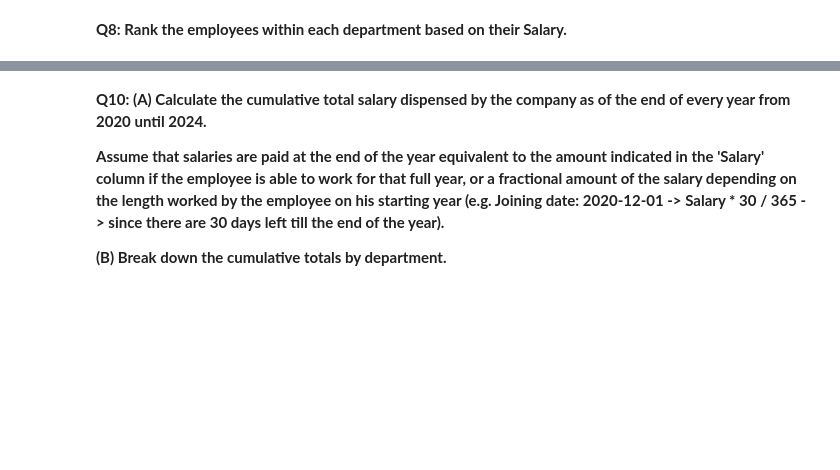
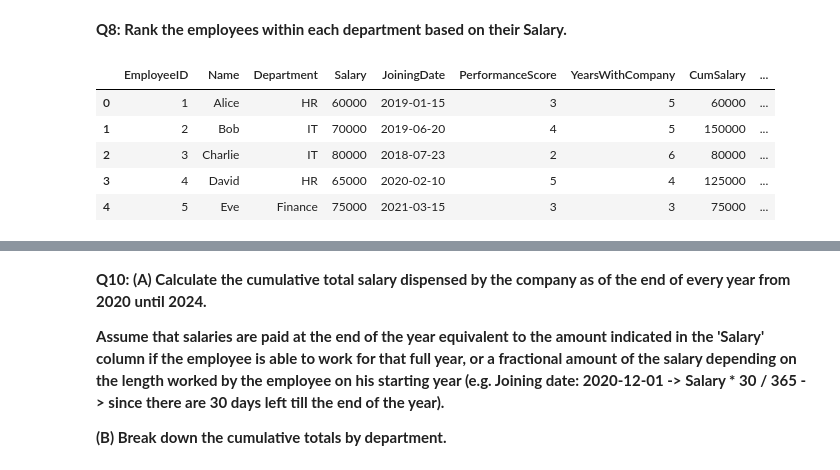
Before and after one commit to 20100215/DA-Must-Knows_Pandas-PySpark-SQL, a Jupyter notebook: notebook.ipynb, the cells around one changed output, grey strips where cells are left out. Saved outputs shown, nothing was run; the diff lists cells and outputs as text; code cells hidden in the pictures; blank space fills up the shorter version.

```diff
--- a/notebook.ipynb
+++ b/notebook.ipynb
@@ -432,0 +433,5 @@ merged_ps.show()
+# %%
+# Pandas solution
+employees_pd = employees_pd.sort_values('JoiningDate')
+employees_pd['CumSalary'] = employees_pd.groupby('Department')['Salary'].cumsum()
+employees_pd
@@ -433,2 +475,14 @@ merged_ps.show()
 # %% [markdown]
 **Q8: Rank the employees within each department based on their Salary.**
+# %%
+# Pandas solution
+employees_pd['SalaryRank'] = employees_pd.groupby('Department')['Salary'].rank(ascending=False)
+employees_pd = employees_pd.sort_index()
+employees_pd
+# %% [output]
+|  | EmployeeID | Name | Department | Salary | JoiningDate | PerformanceScore | YearsWithCompany | CumSalary | ... |
+| 0 | 1 | Alice | HR | 60000 | 2019-01-15 | 3 | 5 | 60000 | ... |
+| 1 | 2 | Bob | IT | 70000 | 2019-06-20 | 4 | 5 | 150000 | ... |
+| 2 | 3 | Charlie | IT | 80000 | 2018-07-23 | 2 | 6 | 80000 | ... |
+| 3 | 4 | David | HR | 65000 | 2020-02-10 | 5 | 4 | 125000 | ... |
+| 4 | 5 | Eve | Finance | 75000 | 2021-03-15 | 3 | 3 | 75000 | ... |
```
Also changed, not shown: parts of 22 cells of this notebook, 1 other file.
